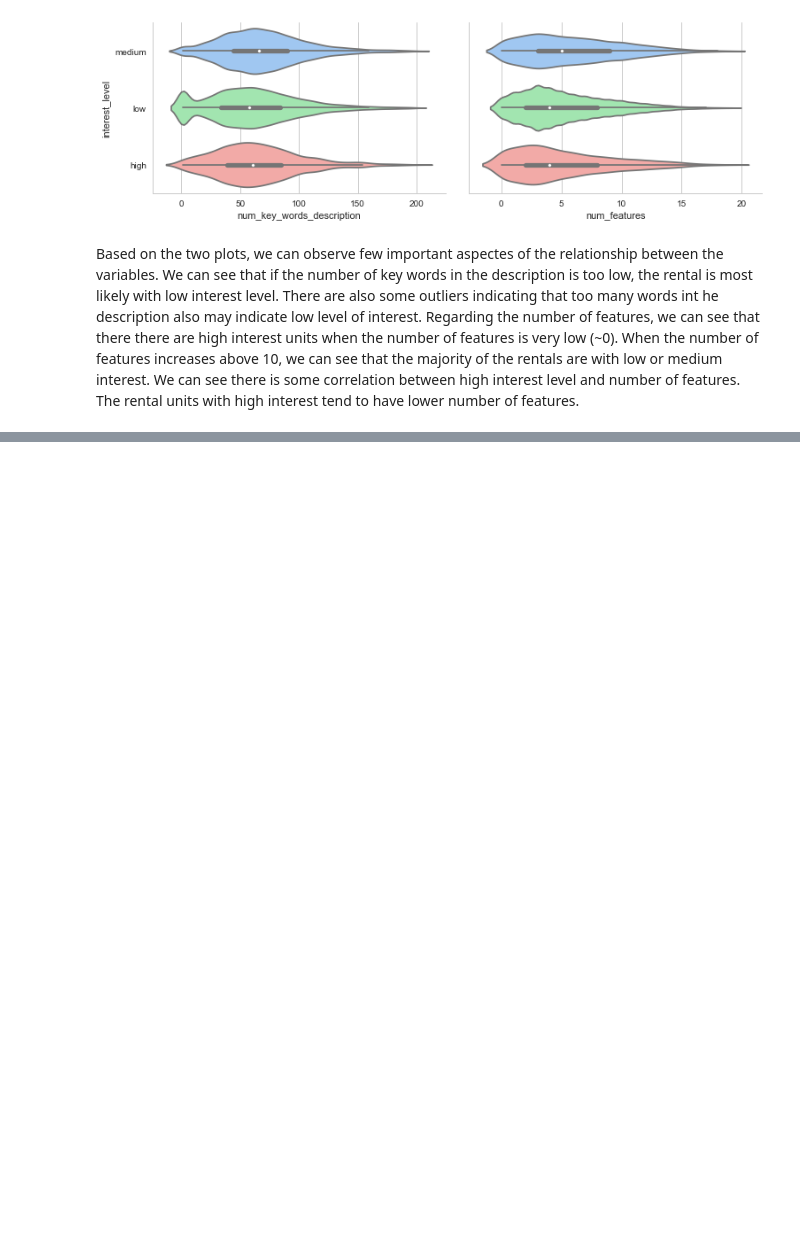
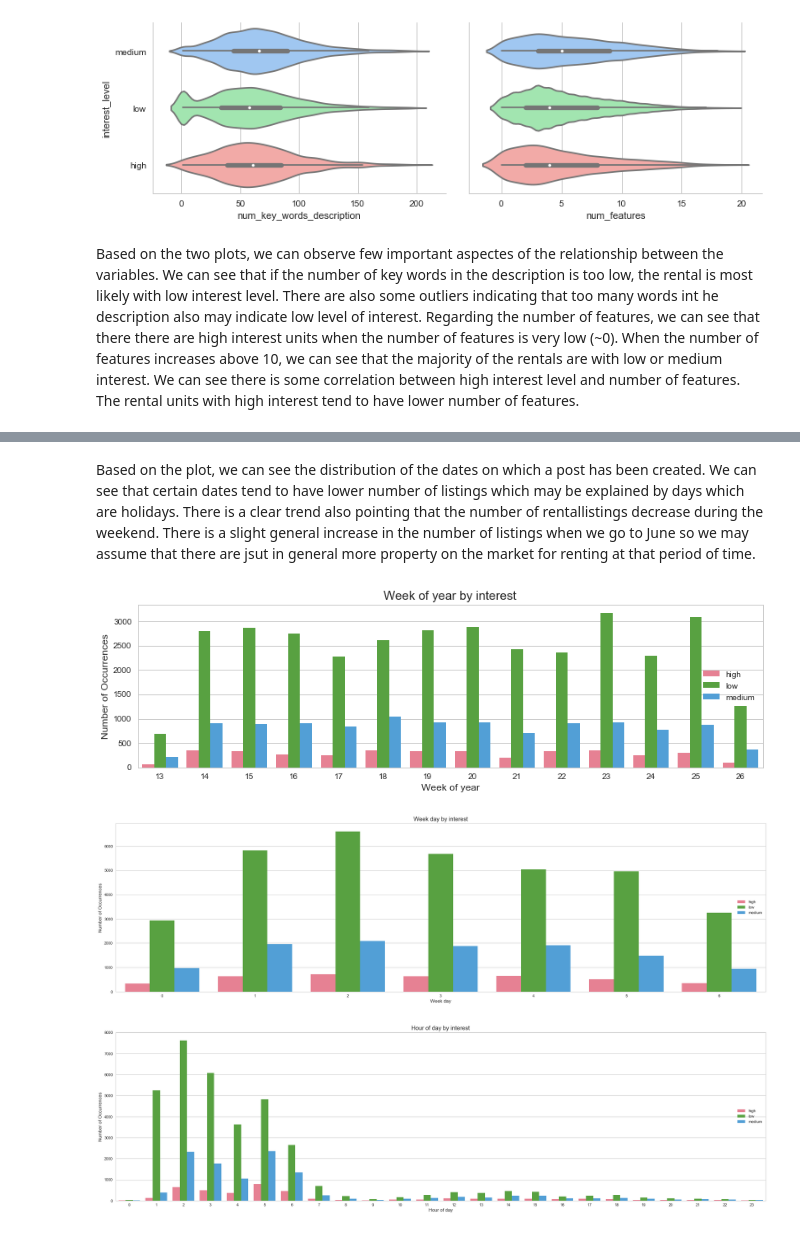
Before and after one commit to data-space/class-rent, a Jupyter notebook: Data exploration - Sev Lazarova.ipynb, the cells around one changed output, grey strips where cells are left out. Saved outputs shown, nothing was run; the diff lists cells and outputs as text; code cells hidden in the pictures; blank space fills up the shorter version.

```diff
--- a/Data exploration - Sev Lazarova.ipynb
+++ b/Data exploration - Sev Lazarova.ipynb
@@ -304,0 +290,59 @@ for ind, row in train_df.iterrows():
+# %% [markdown]
+Based on the plot, we can see the distribution of the dates on which a post has been created. We can see that certain dates tend to have lower number of listings which may be explained by days which are holidays. There is a clear trend also pointing that the number of rentallistings decrease during the weekend. There is a slight general increase in the number of listings when we go to June so we may assume that there are jsut in general more property on the market for renting at that period of time.
+# %%
+train_df["dayofyear"] = train_df["created"].dt.dayofyear
+train_df["weekofyear"] = train_df["created"].dt.weekofyear
+train_df["weekday"] = train_df["created"].dt.weekday
+train_df["hour"] = train_df["created"].dt.hour
+
+#print(train_df.head())
+
+#sns.pairplot(train_df[["dayofyear","weekofyear", "weekday", "hour", "interest_level"]], hue="interest_level", size =5)
+
+#sns.plt.show()
+fig = plt.figure(figsize=(30,8))
+#stacked hist for day of year
+fig.add_subplot(222)
+ax = sns.countplot(x='weekofyear',
+              hue='interest_level',
+              data=train_df,
+              palette="husl",
+              hue_order =['high','low','medium'],
+              orient = "v")
+plt.ylabel('Number of Occurrences', fontsize=12)
+plt.xlabel('Week of year', fontsize=12)
+plt.title("Week of year by interest",fontsize=15)
+plt.legend(loc='center right')
+plt.show()
+
+fig.add_subplot(223)
+plt.figure(figsize=(30,8))
+ax = sns.countplot(x='weekday',
+              hue='interest_level',
+              data=train_df,
+              palette="husl",
+              hue_order =['high','low','medium'],
+              orient = "v")
+plt.ylabel('Number of Occurrences', fontsize=12)
+plt.xlabel('Week day', fontsize=12)
+plt.title("Week day by interest",fontsize=15)
+plt.legend(loc='center right')
+plt.show()
+
+fig.add_subplot(224)
+plt.figure(figsize=(30,8))
+ax = sns.countplot(x='hour',
+              hue='interest_level',
+              data=train_df,
+              palette="husl",
+              hue_order =['high','low','medium'],
+              orient = "v")
+plt.ylabel('Number of Occurrences', fontsize=12)
+plt.xlabel('Hour of day', fontsize=12)
+plt.title("Hour of day by interest",fontsize=15)
+plt.legend(loc='center right')
+plt.show()
+# %% [output]
+[figure, added]
+[figure, added]
+[figure, added]
```
Also changed, not shown: parts of 5 cells of this notebook.
